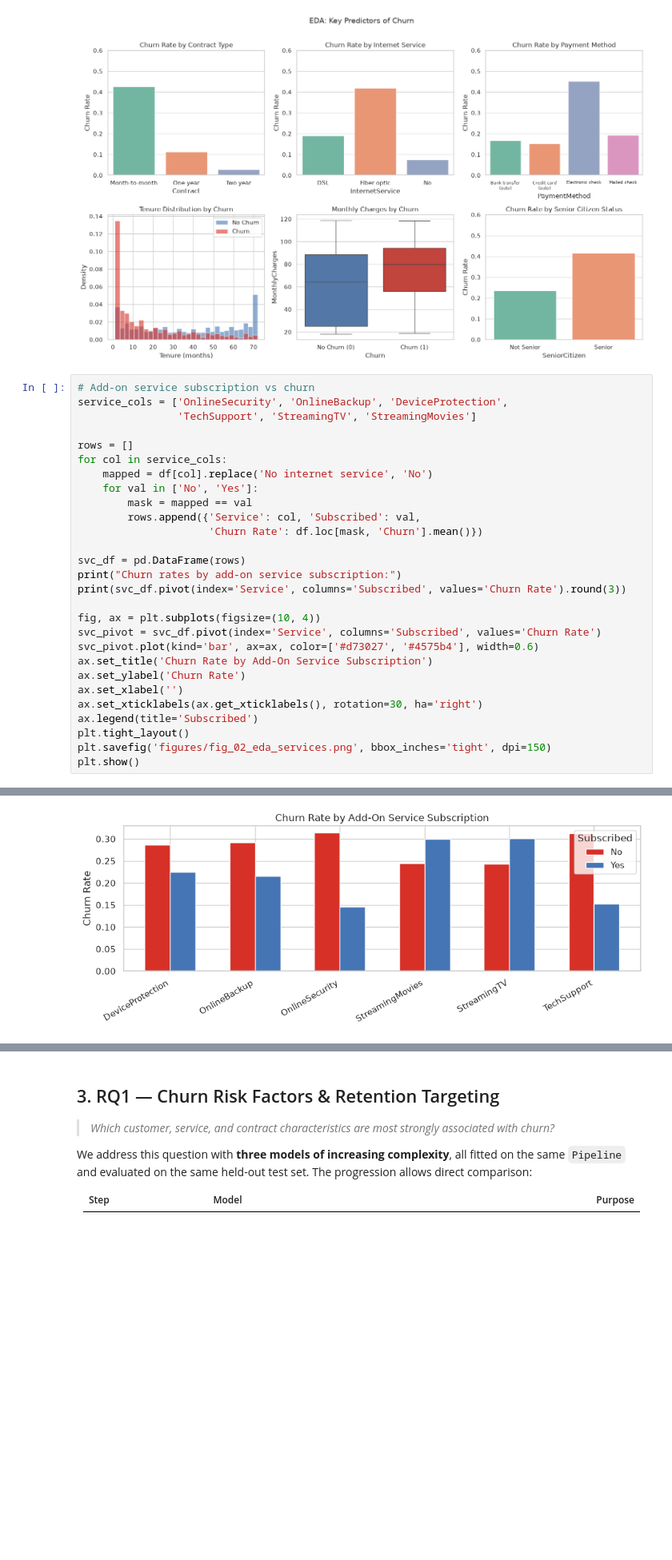
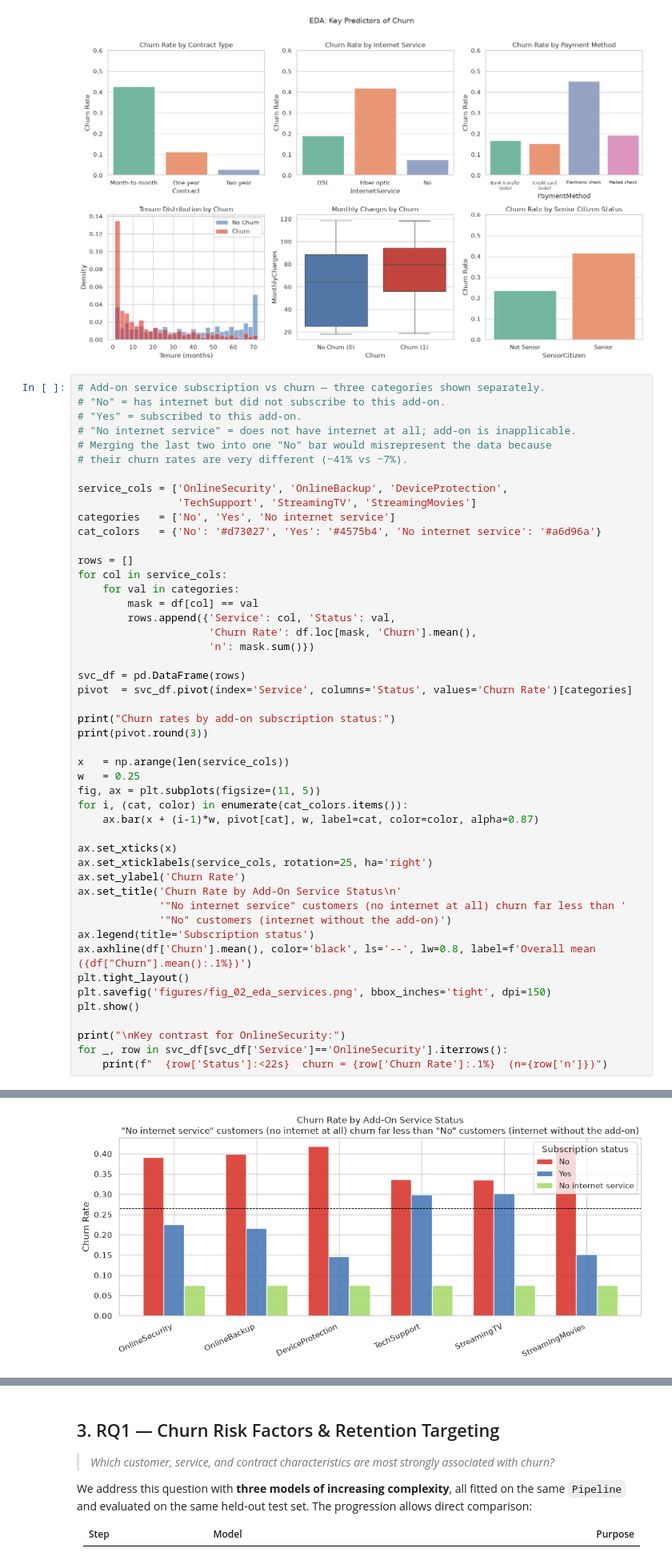
Before and after one commit to swampholyten/telco-dataset-analysis, a Jupyter notebook: main.ipynb, the cells around one changed output, grey strips where cells are left out. Shown at 80% size. Drawn from its saved outputs; the diff is of its cells as text; blank space fills up the shorter version.

Commit message:
fix eda services

```diff
--- a/main.ipynb
+++ b/main.ipynb
@@ -231,31 +253,51 @@ plt.show()
 # %% [output]
 [figure]
 # %%
-# Add-on service subscription vs churn
+# Add-on service subscription vs churn — three categories shown separately.
+# "No" = has internet but did not subscribe to this add-on.
+# "Yes" = subscribed to this add-on.
+# "No internet service" = does not have internet at all; add-on is inapplicable.
+# Merging the last two into one "No" bar would misrepresent the data because
+# their churn rates are very different (~41% vs ~7%).
+
 service_cols = ['OnlineSecurity', 'OnlineBackup', 'DeviceProtection',
                 'TechSupport', 'StreamingTV', 'StreamingMovies']
+categories   = ['No', 'Yes', 'No internet service']
+cat_colors   = {'No': '#d73027', 'Yes': '#4575b4', 'No internet service': '#a6d96a'}
 
 rows = []
 for col in service_cols:
-    mapped = df[col].replace('No internet service', 'No')
-    for val in ['No', 'Yes']:
-        mask = mapped == val
-        rows.append({'Service': col, 'Subscribed': val,
-                     'Churn Rate': df.loc[mask, 'Churn'].mean()})
+    for val in categories:
+        mask = df[col] == val
+        rows.append({'Service': col, 'Status': val,
+                     'Churn Rate': df.loc[mask, 'Churn'].mean(),
+                     'n': mask.sum()})
 
 svc_df = pd.DataFrame(rows)
-print("Churn rates by add-on service subscription:")
-print(svc_df.pivot(index='Service', columns='Subscribed', values='Churn Rate').round(3))
+pivot  = svc_df.pivot(index='Service', columns='Status', values='Churn Rate')[categories]
 
-fig, ax = plt.subplots(figsize=(10, 4))
-svc_pivot = svc_df.pivot(index='Service', columns='Subscribed', values='Churn Rate')
-svc_pivot.plot(kind='bar', ax=ax, color=['#d73027', '#4575b4'], width=0.6)
-ax.set_title('Churn Rate by Add-On Service Subscription')
+print("Churn rates by add-on subscription status:")
+print(pivot.round(3))
+
+x   = np.arange(len(service_cols))
+w   = 0.25
+fig, ax = plt.subplots(figsize=(11, 5))
+for i, (cat, color) in enumerate(cat_colors.items()):
+    ax.bar(x + (i-1)*w, pivot[cat], w, label=cat, color=color, alpha=0.87)
+
+ax.set_xticks(x)
+ax.set_xticklabels(service_cols, rotation=25, ha='right')
 ax.set_ylabel('Churn Rate')
-ax.set_xlabel('')
-ax.set_xticklabels(ax.get_xticklabels(), rotation=30, ha='right')
-ax.legend(title='Subscribed')
+ax.set_title('Churn Rate by Add-On Service Status\n'
+             '"No internet service" customers (no internet at all) churn far less than '
+             '"No" customers (internet without the add-on)')
+ax.legend(title='Subscription status')
+ax.axhline(df['Churn'].mean(), color='black', ls='--', lw=0.8, label=f'Overall mean ({df["Churn"].mean():.1%})')
 plt.tight_layout()
 plt.savefig('figures/fig_02_eda_services.png', bbox_inches='tight', dpi=150)
 plt.show()
+
+print("\nKey contrast for OnlineSecurity:")
+for _, row in svc_df[svc_df['Service']=='OnlineSecurity'].iterrows():
+    print(f"  {row['Status']:<22s}  churn = {row['Churn Rate']:.1%}  (n={row['n']})")
 # %% [output]
@@ -271 +313 @@ TechSupport       0.312  0.152
-[figure, old version]
+[figure, new version]
```
Also changed, not shown: parts of 5 cells of this notebook, 3 other files.
